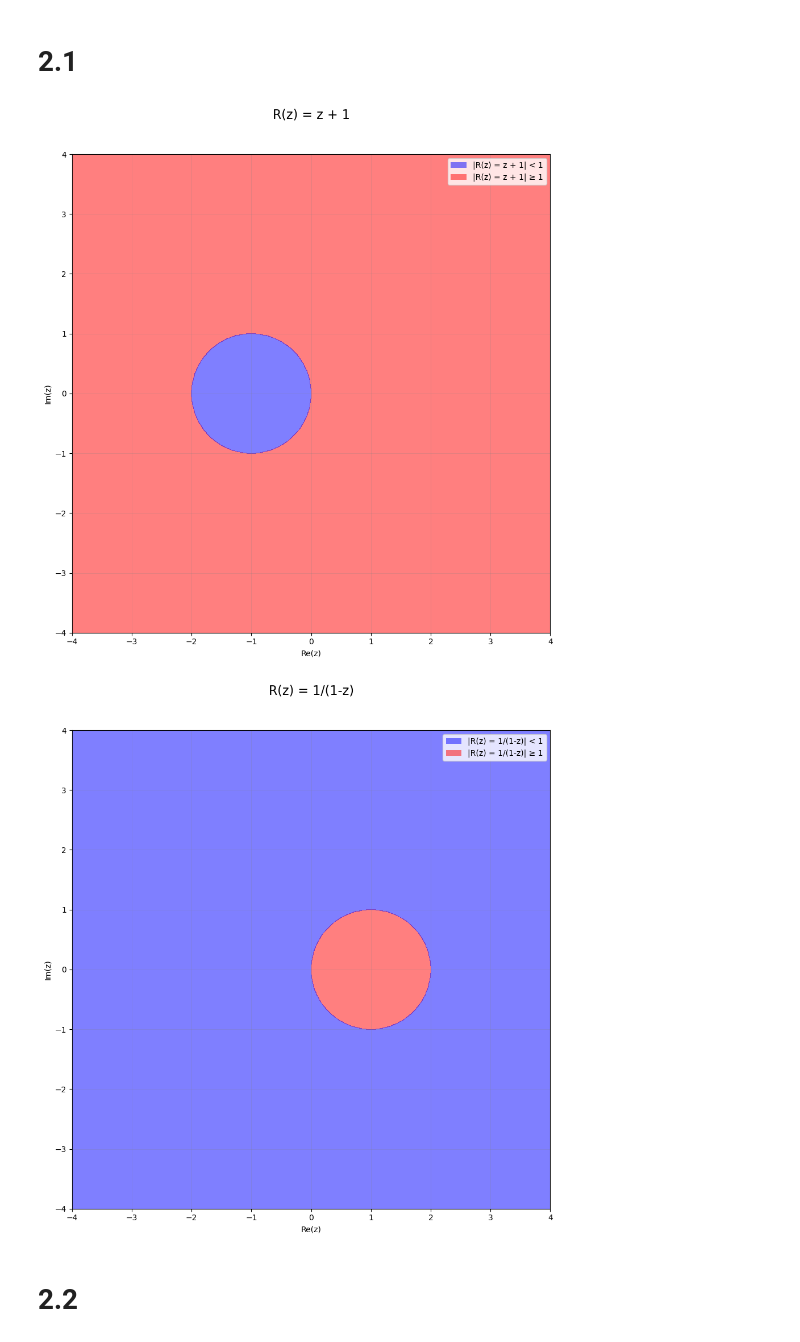
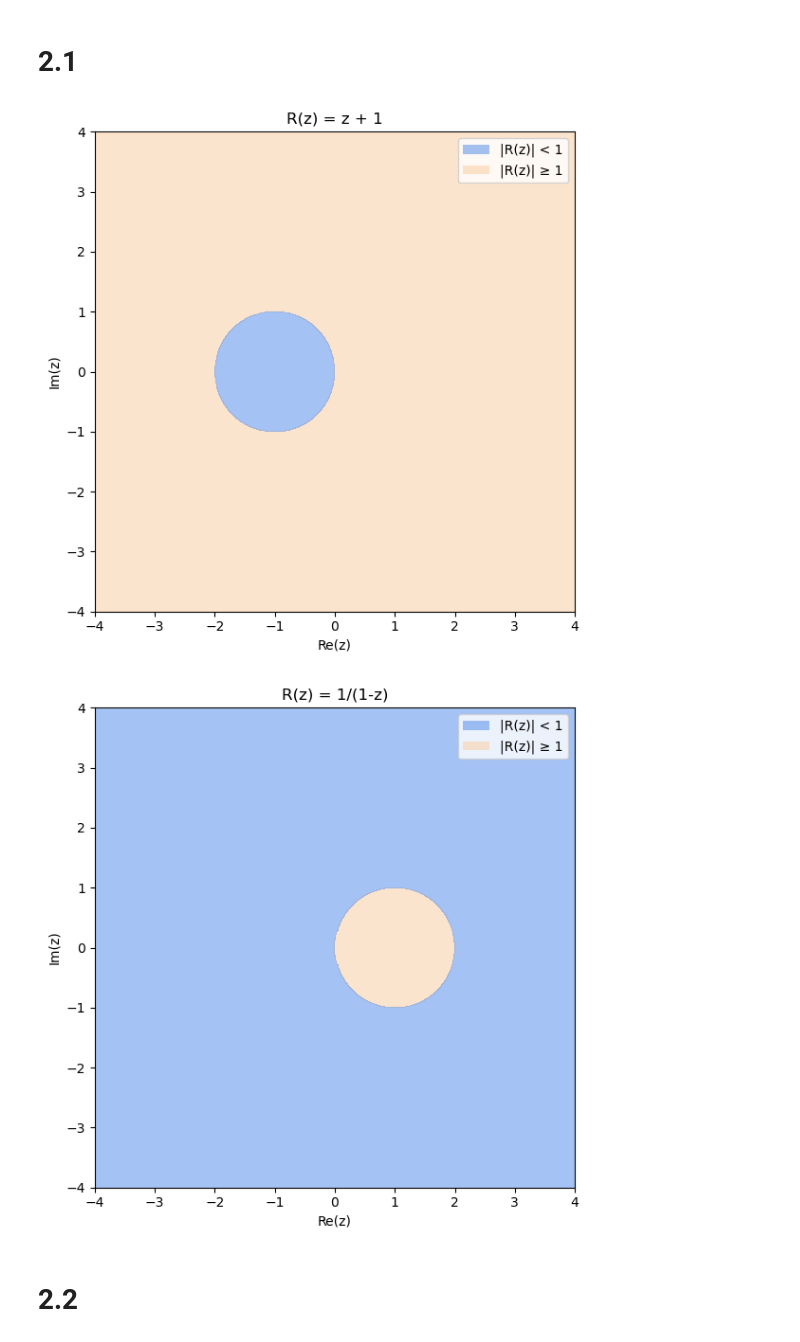
Before and after one commit to maksdebowski/MNdRRz, a Jupyter notebook: folder_konradka/MNRRZ2025_Baranek_Konrad_zad2.ipynb, the cells around one changed output. Saved outputs shown, nothing was run; the diff lists cells and outputs as text; code cells hidden in the pictures.

```diff
--- a/folder_konradka/MNRRZ2025_Baranek_Konrad_zad2.ipynb
+++ b/folder_konradka/MNRRZ2025_Baranek_Konrad_zad2.ipynb
@@ -68,16 +53,13 @@ def R1(z):
     return z+1
 def R2(z):
     return 1/(1-z)
-# %%
-analyze_complex_function(R1, title="R(z) = z + 1", threshold=1, colors=["blue", "red"], x_range = (-4,4), y_range = (-4,4))
-plt.show()
-# %% [output]
-[figure, removed]
 # %%
-analyze_complex_function(R2, title="R(z) = 1/(1-z)", threshold=1, colors=["blue", "red"], x_range = (-4,4), y_range = (-4,4))
+plot_complex_level(R1, title="R(z) = z + 1", xlim=(-4,4), ylim=(-4,4))
+plot_complex_level(R2, title="R(z) = 1/(1-z)", xlim = (-4,4), ylim = (-4,4))
 plt.show()
 # %% [output]
-[figure, old version]
+[figure, new version]
+[figure, added]
 # %% [markdown]
 # 2.2
 # %%
```
Also changed, not shown: parts of 2 cells of this notebook.
